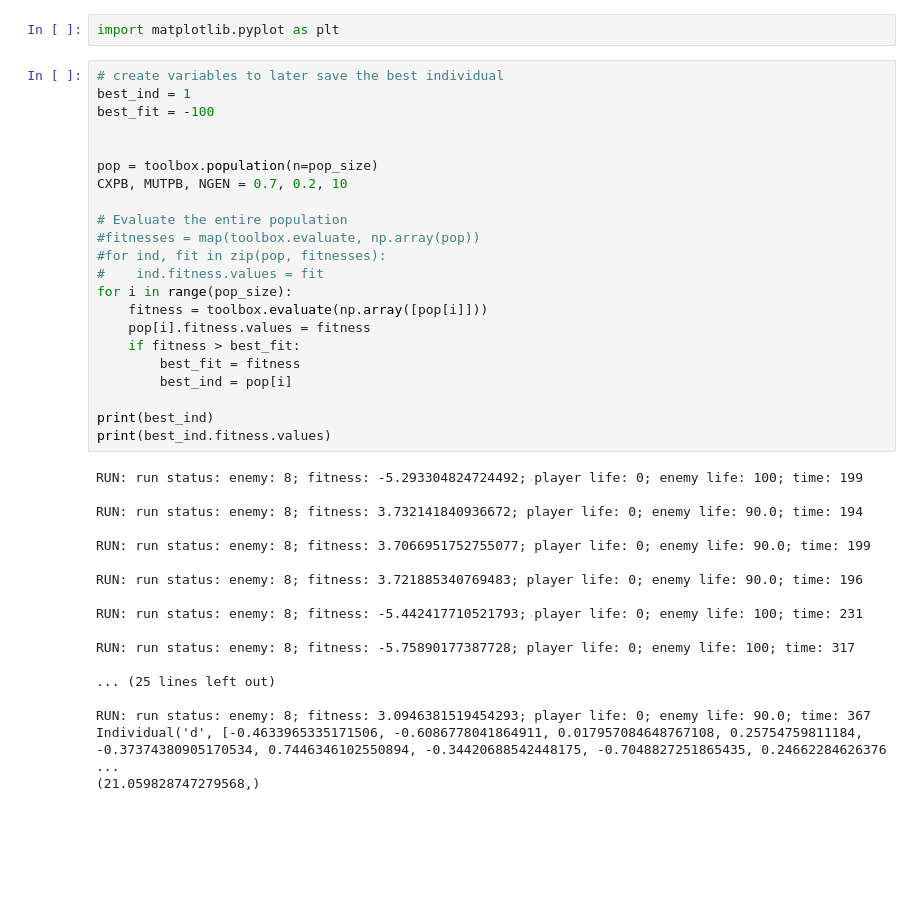
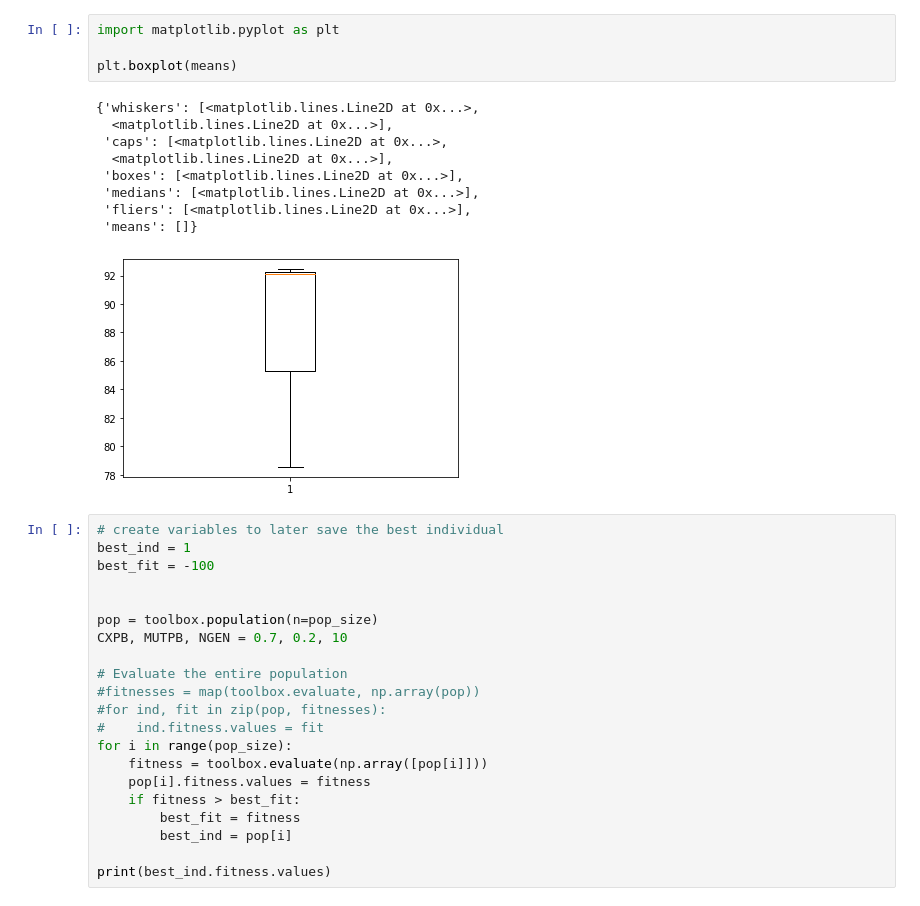
Before and after one commit to Afaan97/Evolutionary-Computing-Group-project-2021-P1, a Jupyter notebook: Standard assignment Notebook.ipynb, the cells around one changed output. Cells and saved outputs as stored; diff of their text form; blank space fills up the shorter version.

Commit message:
boxplot and randomini on

```diff
--- a/Standard assignment Notebook.ipynb
+++ b/Standard assignment Notebook.ipynb
@@ -290,5 +290,17 @@ RUN: run status: enemy: 2; fitness: 93.23521402607649; player life: 84; enemy li
 # %%
 import matplotlib.pyplot as plt
+
+plt.boxplot(means)
+# %% [output]
+{'whiskers': [<matplotlib.lines.Line2D at 0x...>,
+  <matplotlib.lines.Line2D at 0x...>],
+ 'caps': [<matplotlib.lines.Line2D at 0x...>,
+  <matplotlib.lines.Line2D at 0x...>],
+ 'boxes': [<matplotlib.lines.Line2D at 0x...>],
+ 'medians': [<matplotlib.lines.Line2D at 0x...>],
+ 'fliers': [<matplotlib.lines.Line2D at 0x...>],
+ 'means': []}
+[figure, added]
 # %%
 # create variables to later save the best individual
 best_ind = 1
@@ -309,23 +321,4 @@ for i in range(pop_size):
         best_fit = fitness
         best_ind = pop[i]
 
-print(best_ind)
 print(best_ind.fitness.values)
-# %% [output]
-RUN: run status: enemy: 8; fitness: -5.293304824724492; player life: 0; enemy life: 100; time: 199
-
-RUN: run status: enemy: 8; fitness: 3.732141840936672; player life: 0; enemy life: 90.0; time: 194
-
-RUN: run status: enemy: 8; fitness: 3.7066951752755077; player life: 0; enemy life: 90.0; time: 199
-
-RUN: run status: enemy: 8; fitness: 3.721885340769483; player life: 0; enemy life: 90.0; time: 196
-
-RUN: run status: enemy: 8; fitness: -5.442417710521793; player life: 0; enemy life: 100; time: 231
-
-RUN: run status: enemy: 8; fitness: -5.75890177387728; player life: 0; enemy life: 100; time: 317
-
-... (25 lines left out)
-
-RUN: run status: enemy: 8; fitness: 3.0946381519454293; player life: 0; enemy life: 90.0; time: 367
-Individual('d', [-0.4633965335171506, -0.6086778041864911, 0.017957084648767108, 0.25754759811184, -0.37374380905170534, 0.7446346102550894, -0.34420688542448175, -0.7048827251865435, 0.24662284626376 ...
-(21.059828747279568,)
```
Also changed, not shown: parts of 4 cells of this notebook, 2 other files.
